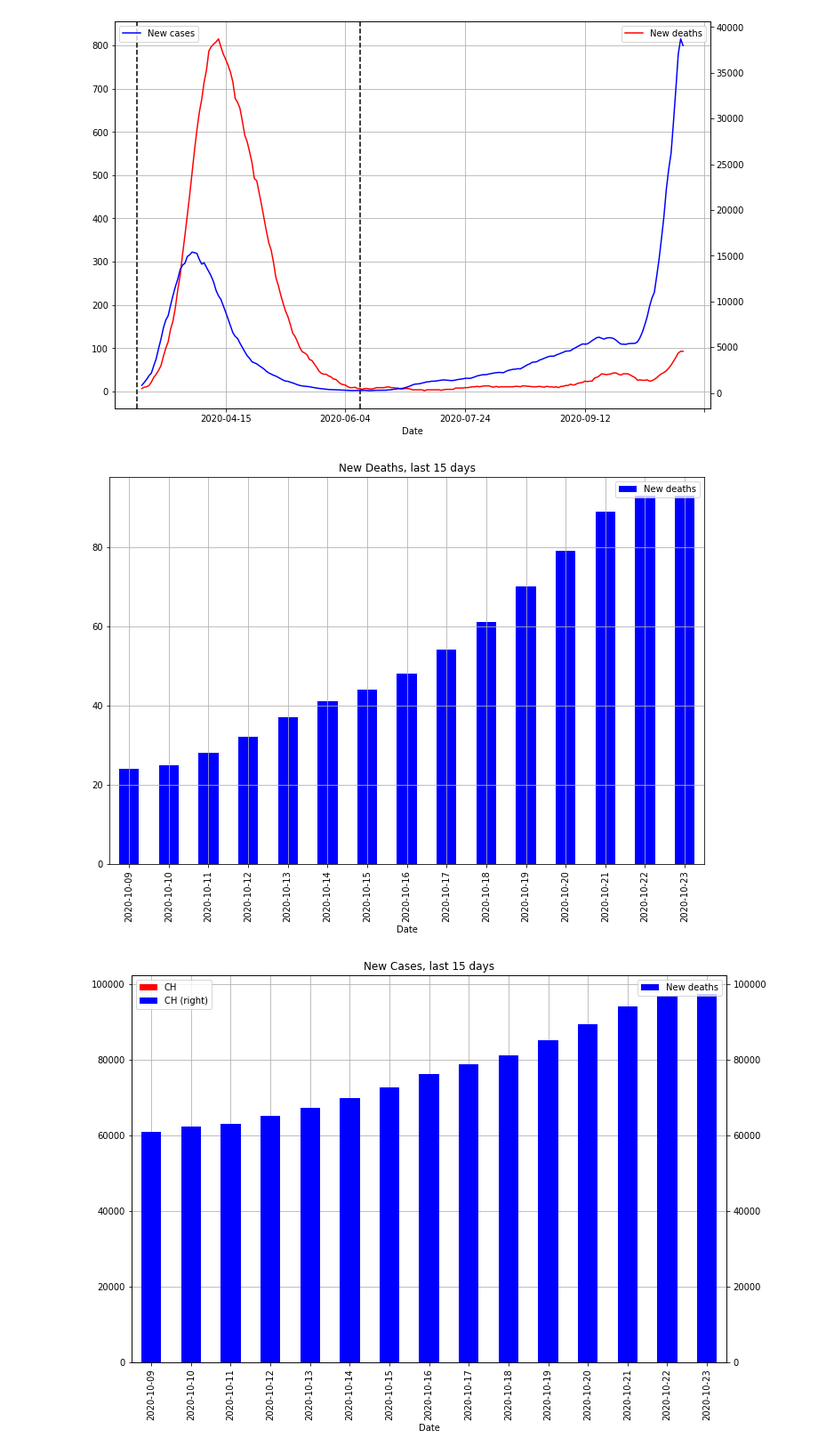
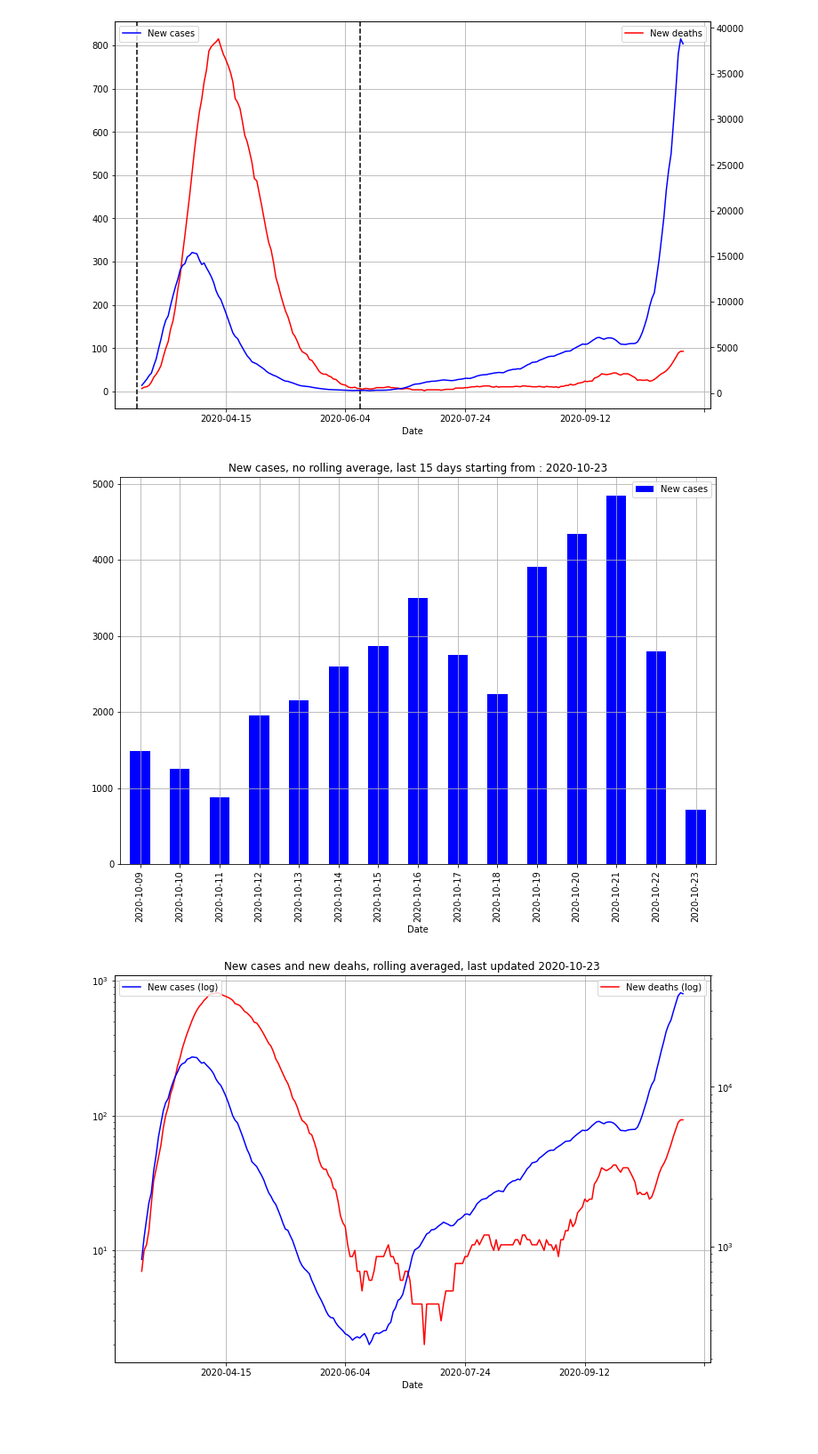
Before and after one commit to RenardDesNeiges/covid_notebooks, a Jupyter notebook: Total covid cases.ipynb, the cells around one changed output. Shown: that part at 89% size. Drawn from its saved outputs; the diff is of its cells as text; code cells hidden in the pictures; blank space fills up the shorter version.

```diff
--- a/Total covid cases.ipynb
+++ b/Total covid cases.ipynb
@@ -1,4 +1,5 @@
 # %%
+from datetime import date
 import requests
 import io
 import numpy as np
@@ -6,3 +7,6 @@ import pandas as pd
 import matplotlib.pyplot as plt
 import urllib3
 urllib3.disable_warnings()
+
+today = date.today()
+print("Today's date:", today)
@@ -157,19 +163,32 @@ fig.savefig('deaths.jpg')
 # %% [output]
 [figure]
 # %%
-ax1 = newdeaths.set_index('Date').tail(15).plot.bar(title ="New Deaths, last 15 days", color ="blue",grid = True,label='New deaths',figsize=(12,8))
-ax1.legend(["New deaths"],loc=1)
+x = pd.DataFrame(covid_19_cases,columns=["Date"])
+y = pd.DataFrame(covid_19_cases,columns=["CH"]).diff()
+newcases = pd.concat([x,y],axis = 1)
+
+pTitle = "New cases, no rolling average, last 15 days starting from : "+str(today)
+ax1 = newcases.set_index('Date').tail(15).plot.bar(title =pTitle, color ="blue",grid = True,label='New deaths',figsize=(12,8))
+ax1.legend(["New cases"],loc=1)
 plt.show()
 fig = ax1.get_figure()
 fig.savefig('deaths_15.jpg')
 # %% [output]
-[figure, old version]
+[figure, new version]
 # %%
-ax1 = df.set_index('Date').tail(15).plot.bar(title ="New Cases, and deaths last 15 days", color ="red",grid = True,label='New deaths',figsize=(12,8))
-ax1 = df.set_index('Date').tail(15).plot.bar(title ="New Cases, last 15 days", color ="blue",grid = True,label='New deaths',figsize=(12,8), ax = ax1,secondary_y=True,)
-ax1.legend(["New deaths"],loc=1)
+x = pd.DataFrame(covid_19_cases,columns=["Date"])
+y = pd.DataFrame(covid_19_cases,columns=["CH"]).diff().rolling(15).sum()
+newcases = pd.concat([x,y],axis = 1)
+
+ax1 = newdeaths.set_index('Date').plot(title = pTitle,color="red",kind="line",grid=True, label='New deaths',figsize=(12,8),logy=True)
+ax2 = newcases.set_index('Date').plot(color="blue",kind="line",grid=True, label='New cases',secondary_y=True,ax=ax1,logy=True)
+
+pTitle = "New cases and new deahs, rolling averaged, in log scale, last updated "+str(today)
+ax1.legend(["New deaths (log)"],loc=1)
+ax2.legend(["New cases (log)"],loc=2)
+
 plt.show()
 fig = ax1.get_figure()
-fig.savefig('cases_death_15.jpg')
+fig.savefig('cases_deaths_log.jpg')
 # %% [output]
-[figure, old version]
+[figure, new version]
```
Also changed, not shown: parts of 3 cells of this notebook, 8 other files.
